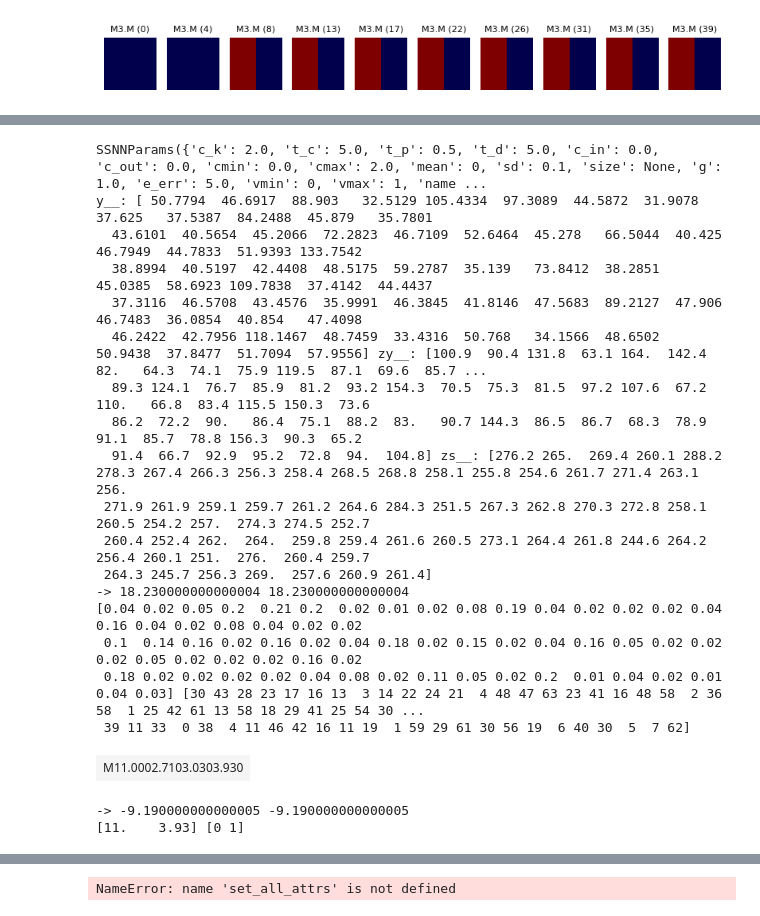
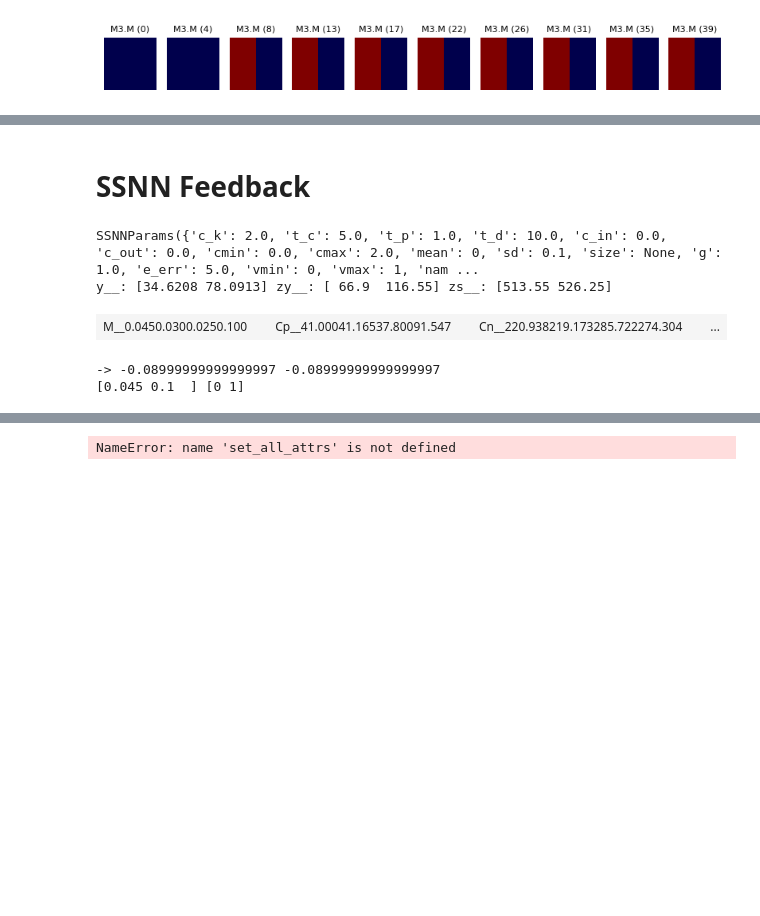
Before and after one commit to einnovator/spikeml, a Jupyter notebook: nb/snn.ipynb, the cells around one changed output, grey strips where cells are left out. Cells and saved outputs as stored; diff of their text form; code cells hidden in the pictures; blank space fills up the shorter version.

```diff
--- a/nb/snn.ipynb
+++ b/nb/snn.ipynb
@@ -582,3 +610,5 @@ nn.1: s=[0.5003 0.5005 0.501  0.5002 0.5038] | zs=[0 1 0 1 1] -> y=[0.     0.632
+# %% [markdown]
+# SSNN Feedback
 # %%
 def test_ssnn_apply_update(T=1, N=1, size=2, R=1, ss=None, mean=.1, sd=0, feedback=True, params=None, log_step=1, debug=True, quite=False):
     if params is None:
@@ -673,52 +703,37 @@ def test_ssnn_apply_update(T=1, N=1, size=2, R=1, ss=None, mean=.1, sd=0, feedba
     Cn__ /= N
     Zp__ /= N
     Zn__ /= N
     Wp__ /= N
     Wn__ /= N
     dM__ /= N
     dMp__ /= N
     dMn__ /= N
     if not quite:
         print('y__:', y__, 'zy__:', zy__, 'zs__:', zs__)
         #if R==1:
         if R<=8:
             xdisplay(Markup('M__', M__), Markup('Cp__', Cp__), Markup('Cn__', Cn__), Markup('Zp__', Zp__), Markup('Zn__', Zn__), Markup('Wp__', Wp_), Markup('Wn__', Wn__), Markup('dM__', dM__), Markup('dMp__', dMp__), Markup('dMn__', dMn__))
         #err = -M__[0,0]-M__[1,1]+M__[1,0]+M__[0,1]
         err = float(-2*M__.trace() + M__.sum())
         print('->', err, err)
         print(np.max(M__, axis=1), np.argmax(M__, axis=1))
         if R>1:
             M = M__.reshape(size, R, size, R).sum(axis=(1, 3))
             xdisplay(Markup('M', M))
             err = float(-2*M.trace() + M.sum())
             print('->', err, err)
             print(np.max(M, axis=1), np.argmax(M, axis=1))
 
     return results
 
 #test_cov_update()
 
 
-params = SSNNParams(g=1, e_err=5, t_p=.5, t_d=5, pmax=1, e_z=2, c_k=2, t_c=5, c_in=0, c_out=0, cmin=0, cmax=2)
-results = test_ssnn_apply_update(T=4000, N=10, R=32, size=2, params=params, log_step=-1, debug=False)
+params = SSNNParams(g=1, e_err=5, t_p=1, t_d=10, pmax=1, e_z=2, c_k=2, t_c=5, c_in=0, c_out=0, cmin=0, cmax=2)
+results = test_ssnn_apply_update(T=4000, N=20, R=1, size=2, params=params, log_step=-1, debug=False)
 # %% [output]
-SSNNParams({'c_k': 2.0, 't_c': 5.0, 't_p': 0.5, 't_d': 5.0, 'c_in': 0.0, 'c_out': 0.0, 'cmin': 0.0, 'cmax': 2.0, 'mean': 0, 'sd': 0.1, 'size': None, 'g': 1.0, 'e_err': 5.0, 'vmin': 0, 'vmax': 1, 'name ...
-y__: [ 50.7794  46.6917  88.903   32.5129 105.4334  97.3089  44.5872  31.9078  37.625   37.5387  84.2488  45.879   35.7801
-  43.6101  40.5654  45.2066  72.2823  46.7109  52.6464  45.278   66.5044  40.425   46.7949  44.7833  51.9393 133.7542
-  38.8994  40.5197  42.4408  48.5175  59.2787  35.139   73.8412  38.2851  45.0385  58.6923 109.7838  37.4142  44.4437
-  37.3116  46.5708  43.4576  35.9991  46.3845  41.8146  47.5683  89.2127  47.906   46.7483  36.0854  40.854   47.4098
-  46.2422  42.7956 118.1467  48.7459  33.4316  50.768   34.1566  48.6502  50.9438  37.8477  51.7094  57.9556] zy__: [100.9  90.4 131.8  63.1 164.  142.4  82.   64.3  74.1  75.9 119.5  87.1  69.6  85.7 ...
-  89.3 124.1  76.7  85.9  81.2  93.2 154.3  70.5  75.3  81.5  97.2 107.6  67.2 110.   66.8  83.4 115.5 150.3  73.6
-  86.2  72.2  90.   86.4  75.1  88.2  83.   90.7 144.3  86.5  86.7  68.3  78.9  91.1  85.7  78.8 156.3  90.3  65.2
-  91.4  66.7  92.9  95.2  72.8  94.  104.8] zs__: [276.2 265.  269.4 260.1 288.2 278.3 267.4 266.3 256.3 258.4 268.5 268.8 258.1 255.8 254.6 261.7 271.4 263.1 256.
- 271.9 261.9 259.1 259.7 261.2 264.6 284.3 251.5 267.3 262.8 270.3 272.8 258.1 260.5 254.2 257.  274.3 274.5 252.7
- 260.4 252.4 262.  264.  259.8 259.4 261.6 260.5 273.1 264.4 261.8 244.6 264.2 256.4 260.1 251.  276.  260.4 259.7
- 264.3 245.7 256.3 269.  257.6 260.9 261.4]
--> 18.230000000000004 18.230000000000004
-[0.04 0.02 0.05 0.2  0.21 0.2  0.02 0.01 0.02 0.08 0.19 0.04 0.02 0.02 0.02 0.04 0.16 0.04 0.02 0.08 0.04 0.02 0.02
- 0.1  0.14 0.16 0.02 0.16 0.02 0.04 0.18 0.02 0.15 0.02 0.04 0.16 0.05 0.02 0.02 0.02 0.05 0.02 0.02 0.02 0.16 0.02
- 0.18 0.02 0.02 0.02 0.02 0.04 0.08 0.02 0.11 0.05 0.02 0.2  0.01 0.04 0.02 0.01 0.04 0.03] [30 43 28 23 17 16 13  3 14 22 24 21  4 48 47 63 23 41 16 48 58  2 36 58  1 25 42 61 13 58 18 29 41 25 54 30 ...
- 39 11 33  0 38  4 11 46 42 16 11 19  1 59 29 61 30 56 19  6 40 30  5  7 62]
+SSNNParams({'c_k': 2.0, 't_c': 5.0, 't_p': 1.0, 't_d': 10.0, 'c_in': 0.0, 'c_out': 0.0, 'cmin': 0.0, 'cmax': 2.0, 'mean': 0, 'sd': 0.1, 'size': None, 'g': 1.0, 'e_err': 5.0, 'vmin': 0, 'vmax': 1, 'nam ...
+y__: [34.6208 78.0913] zy__: [ 66.9  116.55] zs__: [513.55 526.25]
-| M11.0002.7103.0303.930 |
+| M__0.0450.0300.0250.100 |  | Cp__41.00041.16537.80091.547 |  | Cn__220.938219.173285.722274.304 |  | ... |
--> -9.190000000000005 -9.190000000000005
-[11.    3.93] [0 1]
+-> -0.08999999999999997 -0.08999999999999997
+[0.045 0.1  ] [0 1]
```
Also changed, not shown: parts of 22 cells of this notebook, 20 other files.
